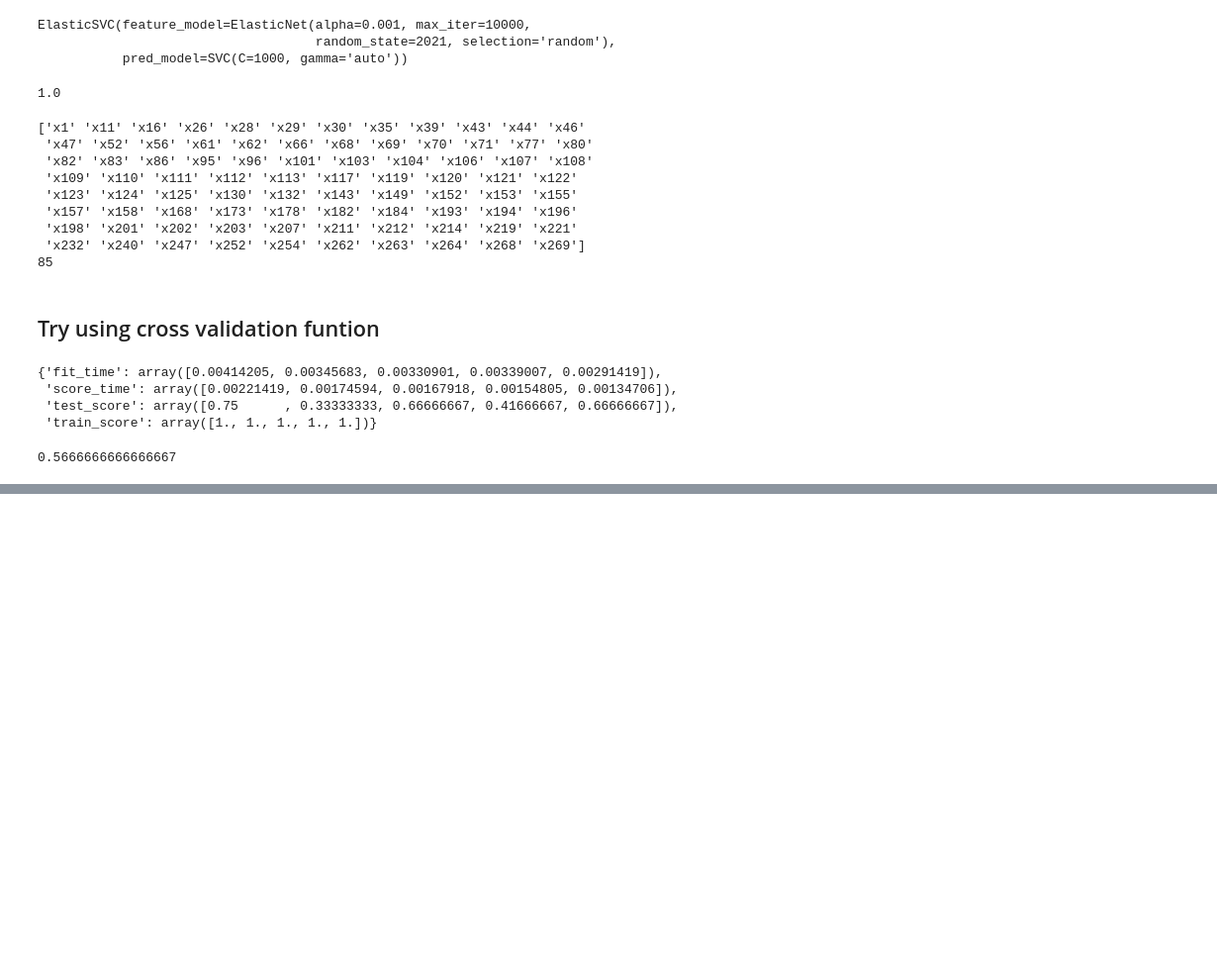
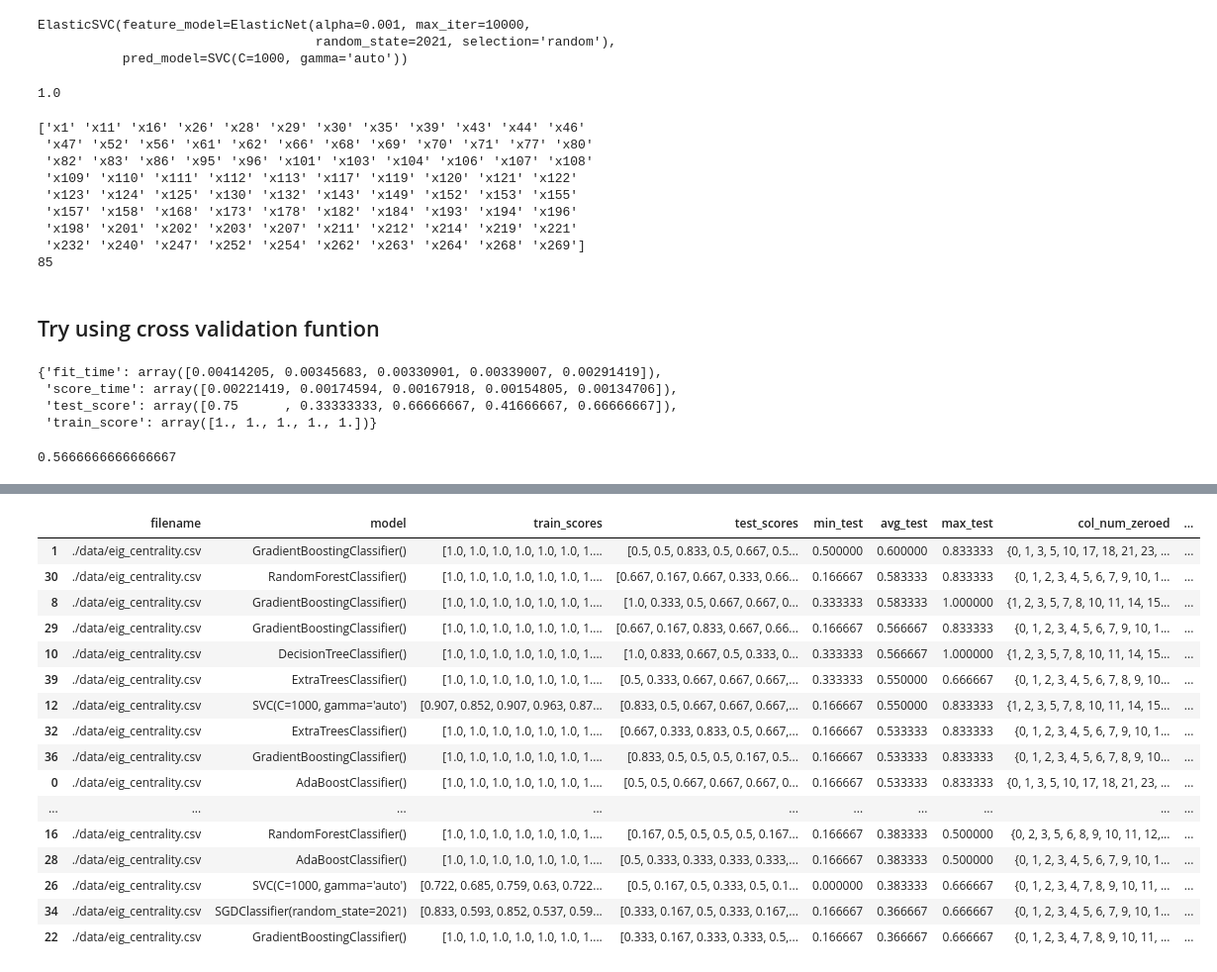
Before and after one commit to jplineb/Scratch-Work, a Jupyter notebook: SVM_brain/train_models.ipynb, the cells around one changed output, grey strips where cells are left out. Shown at 99% size. Saved outputs shown, nothing was run; the diff lists cells and outputs as text; code cells hidden in the pictures; blank space fills up the shorter version.

```diff
--- a/SVM_brain/train_models.ipynb
+++ b/SVM_brain/train_models.ipynb
@@ -89,13 +89,15 @@ def train_test_models(file_name, models='ALL', crossval_method='kfold',
     ## add random drop out
     columns_zeroed = []
     if random_drop_num:
-        for x in range(random_drop_num):
-            drop_col = np.random.randint(X.shape[1])
+        drop_col_list = np.random.choice(range(X.shape[1]), size=random_drop_num, replace=False)
+        for drop_col in drop_col_list:
             X[:,drop_col] = 0
             columns_zeroed.append(drop_col)
 
     columns_zeroed = set(columns_zeroed)
     columns_left = X.shape[1] - len(columns_zeroed)
+    print(f'The shape of X is: {X.shape}')
+    print(f'Columsn zeroed: {columns_zeroed}')
 
     # Initiailze dataframe to store results
     results_df = pd.DataFrame([], columns = ['filename',
@@ -143,7 +145,7 @@ def train_test_models(file_name, models='ALL', crossval_method='kfold',
         time.sleep(2)
         print('---------------------------------')
 
-    return(results_df, X)
+    return(results_df)
 # %% [markdown]
 # Test function
 # %%
@@ -411,0 +416,6 @@ np.mean(results['test_score'])
+# %%
+# Random Feature Drop out
+master_df = pd.DataFrame(None)
+for features_drop in [150,170,190,210,230,240]:
+    results_df = train_test_models('./data/eig_centrality.csv', models='ALL', crossval_method='kfold', random_drop_num=features_drop)
+    master_df = master_df.append(results_df, ignore_index=True)
@@ -411,0 +440,20 @@ np.mean(results['test_score'])
+# %%
+master_df.sort_values('avg_test', ascending=False)
+# %% [output]
+|  | filename | model | train_scores | test_scores | min_test | avg_test | max_test | col_num_zeroed | ... |
+| 1 | ./data/eig_centrality.csv | GradientBoostingClassifier() | [1.0, 1.0, 1.0, 1.0, 1.0, 1.0, 1.... | [0.5, 0.5, 0.833, 0.5, 0.667, 0.5... | 0.500000 | 0.600000 | 0.833333 | {0, 1, 3, 5, 10, 17, 18, 21, 23, ... | ... |
+| 30 | ./data/eig_centrality.csv | RandomForestClassifier() | [1.0, 1.0, 1.0, 1.0, 1.0, 1.0, 1.... | [0.667, 0.167, 0.667, 0.333, 0.66... | 0.166667 | 0.583333 | 0.833333 | {0, 1, 2, 3, 4, 5, 6, 7, 9, 10, 1... | ... |
+| 8 | ./data/eig_centrality.csv | GradientBoostingClassifier() | [1.0, 1.0, 1.0, 1.0, 1.0, 1.0, 1.... | [1.0, 0.333, 0.5, 0.667, 0.667, 0... | 0.333333 | 0.583333 | 1.000000 | {1, 2, 3, 5, 7, 8, 10, 11, 14, 15... | ... |
+| 29 | ./data/eig_centrality.csv | GradientBoostingClassifier() | [1.0, 1.0, 1.0, 1.0, 1.0, 1.0, 1.... | [0.667, 0.167, 0.833, 0.667, 0.66... | 0.166667 | 0.566667 | 0.833333 | {0, 1, 2, 3, 4, 5, 6, 7, 9, 10, 1... | ... |
+| 10 | ./data/eig_centrality.csv | DecisionTreeClassifier() | [1.0, 1.0, 1.0, 1.0, 1.0, 1.0, 1.... | [1.0, 0.833, 0.667, 0.5, 0.333, 0... | 0.333333 | 0.566667 | 1.000000 | {1, 2, 3, 5, 7, 8, 10, 11, 14, 15... | ... |
+| 39 | ./data/eig_centrality.csv | ExtraTreesClassifier() | [1.0, 1.0, 1.0, 1.0, 1.0, 1.0, 1.... | [0.5, 0.333, 0.667, 0.667, 0.667,... | 0.333333 | 0.550000 | 0.666667 | {0, 1, 2, 3, 4, 5, 6, 7, 8, 9, 10... | ... |
+| 12 | ./data/eig_centrality.csv | SVC(C=1000, gamma='auto') | [0.907, 0.852, 0.907, 0.963, 0.87... | [0.833, 0.5, 0.667, 0.667, 0.667,... | 0.166667 | 0.550000 | 0.833333 | {1, 2, 3, 5, 7, 8, 10, 11, 14, 15... | ... |
+| 32 | ./data/eig_centrality.csv | ExtraTreesClassifier() | [1.0, 1.0, 1.0, 1.0, 1.0, 1.0, 1.... | [0.667, 0.333, 0.833, 0.5, 0.667,... | 0.166667 | 0.533333 | 0.833333 | {0, 1, 2, 3, 4, 5, 6, 7, 9, 10, 1... | ... |
+| 36 | ./data/eig_centrality.csv | GradientBoostingClassifier() | [1.0, 1.0, 1.0, 1.0, 1.0, 1.0, 1.... | [0.833, 0.5, 0.5, 0.5, 0.167, 0.5... | 0.166667 | 0.533333 | 0.833333 | {0, 1, 2, 3, 4, 5, 6, 7, 8, 9, 10... | ... |
+| 0 | ./data/eig_centrality.csv | AdaBoostClassifier() | [1.0, 1.0, 1.0, 1.0, 1.0, 1.0, 1.... | [0.5, 0.5, 0.667, 0.667, 0.667, 0... | 0.166667 | 0.533333 | 0.833333 | {0, 1, 3, 5, 10, 17, 18, 21, 23, ... | ... |
+| ... | ... | ... | ... | ... | ... | ... | ... | ... | ... |
+| 16 | ./data/eig_centrality.csv | RandomForestClassifier() | [1.0, 1.0, 1.0, 1.0, 1.0, 1.0, 1.... | [0.167, 0.5, 0.5, 0.5, 0.5, 0.167... | 0.166667 | 0.383333 | 0.500000 | {0, 2, 3, 5, 6, 8, 9, 10, 11, 12,... | ... |
+| 28 | ./data/eig_centrality.csv | AdaBoostClassifier() | [1.0, 1.0, 1.0, 1.0, 1.0, 1.0, 1.... | [0.5, 0.333, 0.333, 0.333, 0.333,... | 0.166667 | 0.383333 | 0.500000 | {0, 1, 2, 3, 4, 5, 6, 7, 9, 10, 1... | ... |
+| 26 | ./data/eig_centrality.csv | SVC(C=1000, gamma='auto') | [0.722, 0.685, 0.759, 0.63, 0.722... | [0.5, 0.167, 0.5, 0.333, 0.5, 0.1... | 0.000000 | 0.383333 | 0.666667 | {0, 1, 2, 3, 4, 7, 8, 9, 10, 11, ... | ... |
+| 34 | ./data/eig_centrality.csv | SGDClassifier(random_state=2021) | [0.833, 0.593, 0.852, 0.537, 0.59... | [0.333, 0.167, 0.5, 0.333, 0.167,... | 0.166667 | 0.366667 | 0.666667 | {0, 1, 2, 3, 4, 5, 6, 7, 9, 10, 1... | ... |
+| 22 | ./data/eig_centrality.csv | GradientBoostingClassifier() | [1.0, 1.0, 1.0, 1.0, 1.0, 1.0, 1.... | [0.333, 0.167, 0.333, 0.333, 0.5,... | 0.166667 | 0.366667 | 0.666667 | {0, 1, 2, 3, 4, 7, 8, 9, 10, 11, ... | ... |
```
Also changed, not shown: parts of 2 cells of this notebook, 3 other files.
